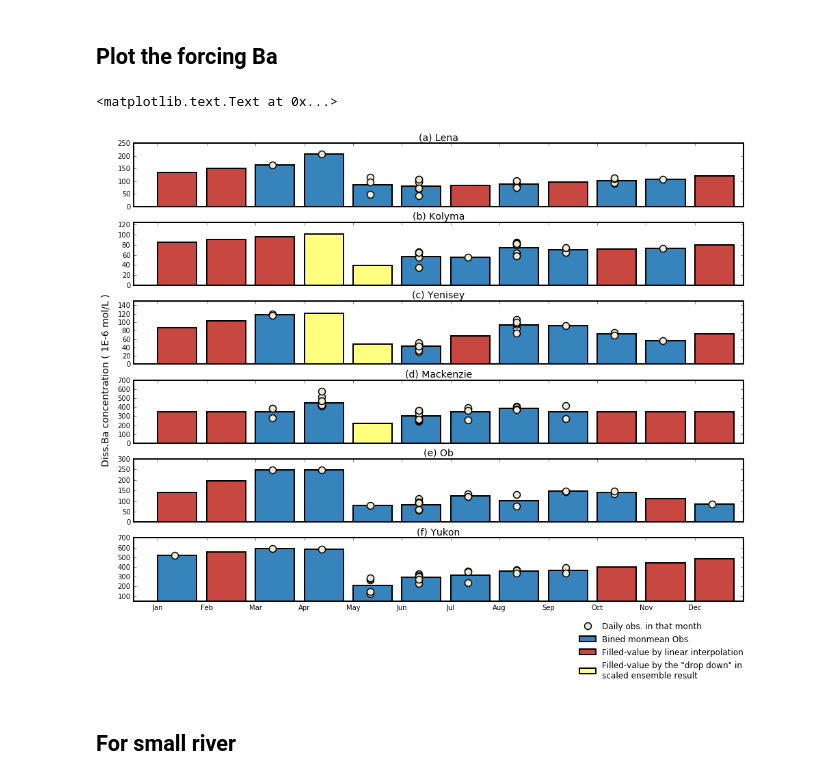
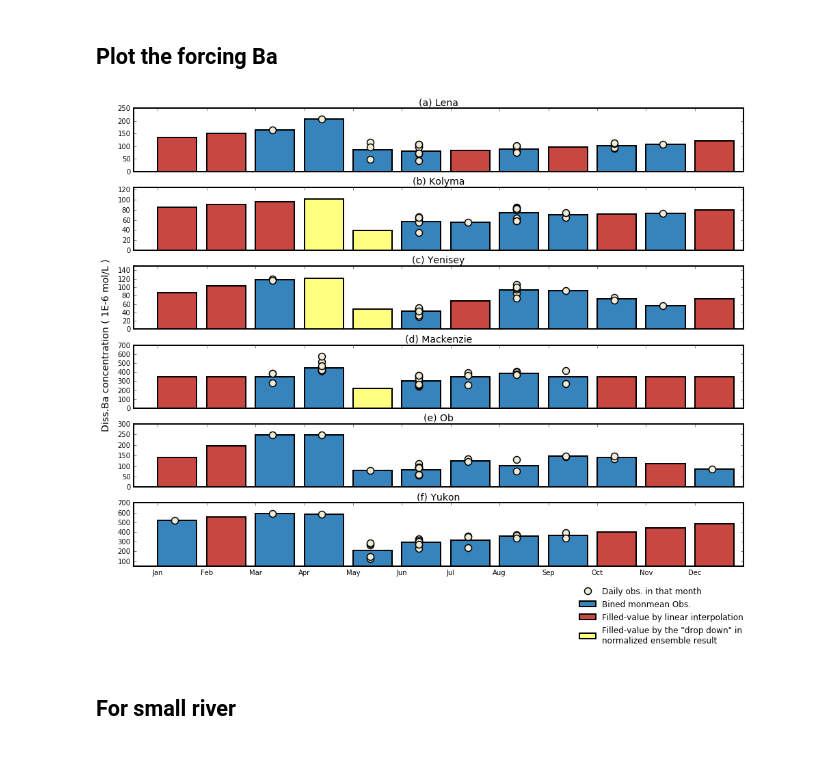
Before and after one commit to UBC-MOAD/analysis-kyle, a Jupyter notebook: notebooks/[Barium] 01 Correcting Barium Records for Arctic rivers.ipynb, the cells around one changed output. Drawn from its saved outputs; the diff is of its cells as text; code cells hidden in the pictures.

```diff
--- a/notebooks/[Barium] 01 Correcting Barium Records for Arctic rivers.ipynb
+++ b/notebooks/[Barium] 01 Correcting Barium Records for Arctic rivers.ipynb
@@ -379,9 +379,9 @@ from matplotlib.patches import Rectangle
 fig = plt.figure(figsize=(13, 5))
 ax = fig.gca()
 # line
-ax.plot(t, meanBa, '-', color='gray', linewidth=5, label='Scaled ensemble\nmonmean Ba con.')
+ax.plot(t, meanBa, '-', color='gray', linewidth=5, label='Normalized ensemble\nmonmean diss. Ba con.')
 # hatch boxes
-ax.add_patch(Rectangle((3.5, 0.4), 2, 1.5, facecolor='None', hatch='//', linewidth=0.5, label='"Drop down" signals'))
+ax.add_patch(Rectangle((3.5, 0.4), 2, 1.5, facecolor='None', hatch='//', linewidth=0.5, label='"Drop down" signal'))
 #ax.add_patch(Rectangle((10.5, 0.5), 2, 0.8, facecolor='None', hatch='//', linewidth=0.5))
 # errorbar, circles
 ax.errorbar(t, meanBa, yerr=errbar, fmt='o', ms=12, mfc=RB, ecolor=RB, capthick=3, capsize=20, label='Std. dev.')
@@ -402,6 +402,6 @@ ax.set_xlim(0.5, 13); ax.set_ylim(0.25, 2)
 ax.set_xticks(range(1, 13)); ax.set_xticklabels(Mon)
 #fig.savefig('scaled_ensemble_Ba.pdf', dpi=600, orientation='portrait', papertype='a4', format='pdf',
 #            transparent=False, bbox_inches='tight', pad_inches=0.01)
-fig.savefig('seminar4.png', dpi=300, orientation='portrait', papertype='a4', format='png',
+fig.savefig('_publish/FIG1.pdf', dpi=400, orientation='portrait', papertype='a4', format='pdf',
                 bbox_inches='tight', pad_inches=0.1)
 # %% [output]
@@ -553,38 +553,37 @@ AX[1].tick_params(labelbottom='off')
 # Yenisey
 plot_mon_bin(Yenisey_time, Yenisey_Ba, AX[2])
 AX[2].bar(t, Yenisey_Ba_seasonal, color=RB, linewidth=2)
 AX[2].bar(t, Yenisey_Ba_int, color=AM, linewidth=2);
 AX[2].bar(t, Yenisey_Ba_re, color=Y, linewidth=2);
 AX[2].set_ylim(0, 150); AX[2].set_title('(c) Yenisey', fontsize=14)#, fontweight='bold')
 AX[2].tick_params(labelbottom='off')
 # Mackenzie
 plot_mon_bin(Mackenzie_time, Mackenzie_Ba, AX[3])
 AX[3].bar(t, Mackenzie_Ba_seasonal, color=RB, linewidth=2)
 AX[3].bar(t, Mackenzie_Ba_int, color=AM, linewidth=2);
 AX[3].bar(t, Mackenzie_Ba_re, color=Y, linewidth=2);
 AX[3].set_ylim(0, 700); AX[3].set_title('(d) Mackenzie', fontsize=14)#, fontweight='bold')
 AX[3].tick_params(labelbottom='off')
 # Ob
 plot_mon_bin(Ob_time, Ob_Ba, AX[4])
 AX[4].bar(t, Ob_Ba_seasonal, color=RB, linewidth=2);
 AX[4].bar(t, Ob_Ba_int, color=AM, linewidth=2);
 AX[4].set_ylim(0, 300); AX[4].set_title("(e) Ob", fontsize=14)#, fontweight='bold')
 AX[4].tick_params(labelbottom='off')
 # Yukon
 plot_mon_bin(Yukon_time, Yukon_Ba, AX[5])
 AX[5].bar(t, Yukon_Ba_seasonal, color=RB, linewidth=2, label='Bined monmean Obs.')
 AX[5].bar(t, Yukon_Ba_int, color=AM, linewidth=2, label='Filled-value by linear interpolation');
-AX[5].bar(t, Yukon_Ba_re, color=Y, linewidth=2, label='Filled-value by the "drop down" in\nscaled ensemble result');
+AX[5].bar(t, Yukon_Ba_re, color=Y, linewidth=2, label='Filled-value by the "drop down" in\nnormalized ensemble result');
 AX[5].set_ylim(50, 700); AX[5].set_title('(f) Yukon', fontsize=14)#, fontweight='bold')
 AX[5].set_xticks(range(1, 13)); AX[5].set_xticklabels(Mon);
 LG = AX[5].legend(numpoints=1, bbox_to_anchor=(0.725, -0.275), loc=2, borderaxespad=0.); LG.draw_frame(False)
 
 fig.text(0.09, 0.5, 'Diss.Ba concentration ( 1E-6 mol/L )', ha='center', va='center', rotation='vertical', fontsize=14)
-#fig.savefig('Ba_forcings.pdf', dpi=600, orientation='portrait', papertype='a4', format='pdf',
-#            transparent=False, bbox_inches='tight', pad_inches=0)
+fig.savefig('_publish/FIG2.pdf', dpi=400, orientation='portrait', papertype='a4', format='pdf',
+            transparent=False, bbox_inches='tight', pad_inches=0)
 # %% [output]
-<matplotlib.text.Text at 0x...>
-[figure, old version]
+[figure, new version]
 # %% [markdown]
 ## For small river
 # %%
```
Also changed, not shown: parts of 3 cells of this notebook, 9 other files.
